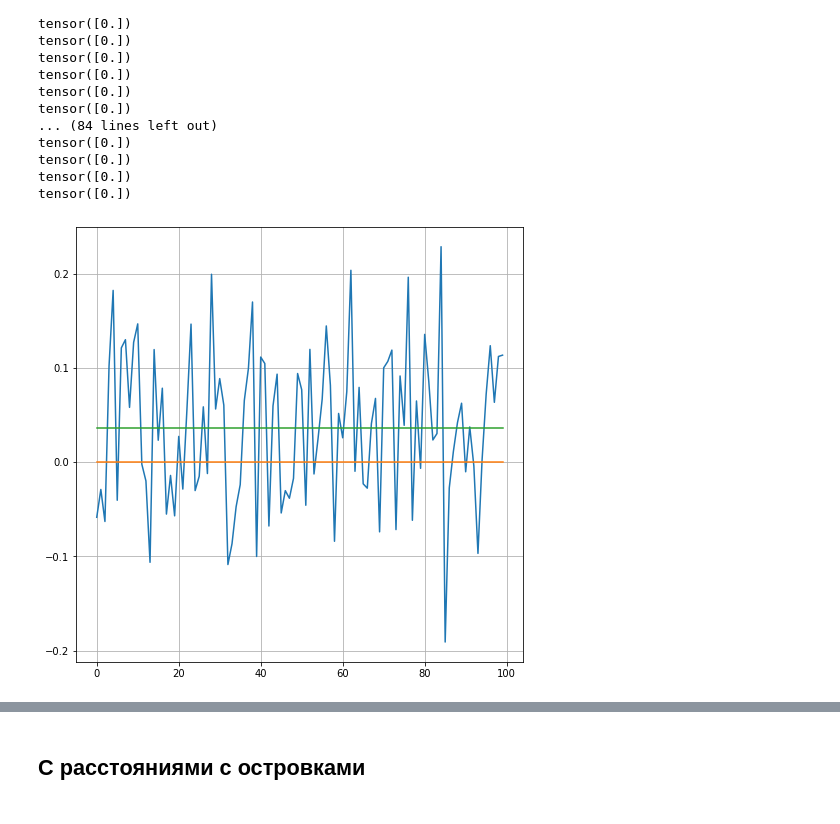
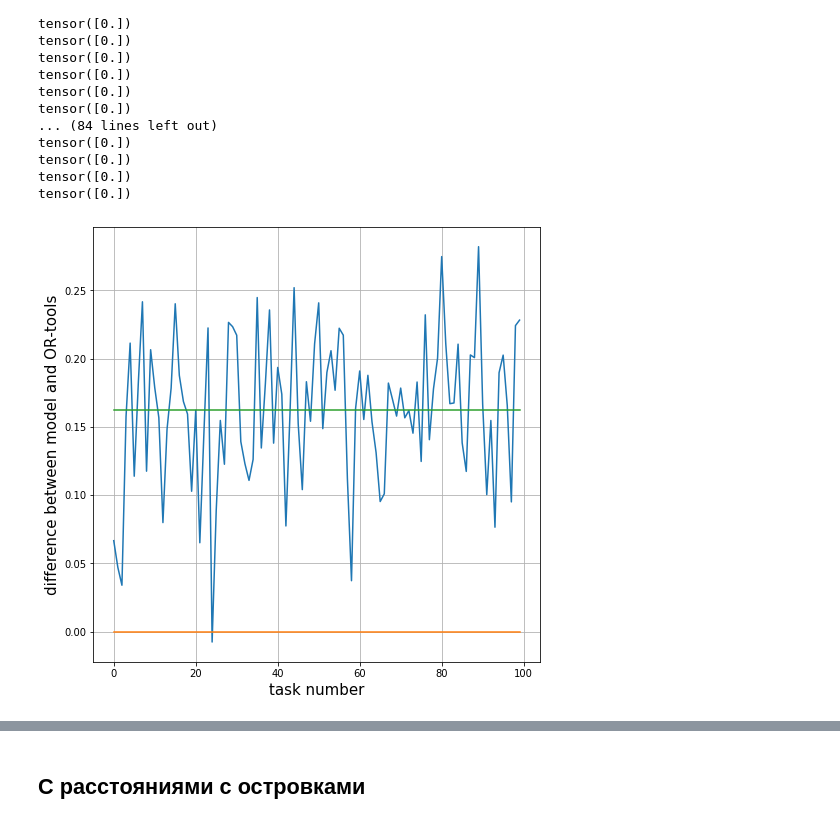
Before and after one commit to Arssel/CMC6, a Jupyter notebook: Experiments_JAMPR.ipynb, the cells around one changed output, grey strips where cells are left out. Cells and saved outputs as stored; diff of their text form; code cells hidden in the pictures.

```diff
--- a/Experiments_JAMPR.ipynb
+++ b/Experiments_JAMPR.ipynb
@@ -864,6 +1013,0 @@ for r in routes[num_data][1]:
-# %%
-fig = plt.figure(figsize=(10, 10))
-plt.scatter(dataset[num_data]['coords'][:, 0], dataset[num_data]['coords'][:, 1])
-plt.scatter(dataset[num_data]['coords'][0, 0], dataset[num_data]['coords'][0, 1], c='r')
-for r in routes[num_data][0].squeeze():
-    plt.plot(dataset[num_data]['coords'][r, 0], dataset[num_data]['coords'][r, 1])
@@ -879,16 +1013,0 @@ time_split = np.geomspace(0.3, 10, num=25, endpoint=True)
-# %%
-i = 0
-for time in tqdm(time_split, position=0, leave=False):
-    if i <= 8:
-        i += 1
-        continue
-    model_metrics = []
-    or_metrics = []
-    routes = []
-    for data in dataset:
-        m1, m2, r = compute_metric_on_data(model, data, device="cuda", n=100, time_limit=time, sample=False, eps=1e-5, K=12)
-        model_metrics.append(m1)
-        or_metrics.append(m2)
-        routes.append(r)
-    mean_gap.append((1 - torch.tensor(or_metrics)/torch.tensor(model_metrics)).mean())
-    std_gap.append((1 - torch.tensor(or_metrics)/torch.tensor(model_metrics)).std())
@@ -1146,3 +1054,13 @@ model = model.to('cuda')
 
 model.load_state_dict(weights)
 _ = model.eval()
+# %%
+model_metrics = []
+or_metrics = []
+routes = []
+for data in dataset:
+    m1, m2, r = compute_metric_on_data(model, data, device="cuda", n=100, time_limit=0.5, sample=False, eps=1e-5, K=12,
+                                      return_distances=False)
+    model_metrics.append(m1)
+    or_metrics.append(m2)
+    routes.append(r)
@@ -1151,7 +1098,8 @@ model_metrics = []
 or_metrics = []
 routes = []
 for data in dataset:
-    m1, m2, r = compute_metric_on_data(model, data, device="cuda", n=100, time_limit=1, sample=False, eps=1e-5, K=12)
+    m1, m2, r = compute_metric_on_data(model, data, device="cuda", n=100, time_limit=10, sample=False, eps=1e-5, K=12,
+                                      return_distances=False)
     model_metrics.append(m1)
     or_metrics.append(m2)
     routes.append(r)
@@ -1176,8 +1124,11 @@ tensor([0.])
 # %%
 fig = plt.figure(figsize=(8, 8))
 plt.plot(1 - torch.tensor(or_metrics)/torch.tensor(model_metrics))
 plt.plot(np.arange(100), [0]*100)
 plt.plot(np.arange(100), [(1 - torch.tensor(or_metrics)/torch.tensor(model_metrics)).mean()]*100)
+plt.xlabel('task number', fontsize=15)
+plt.ylabel('difference between model and OR-tools', fontsize=15)
 plt.grid()
+fig.savefig('data_100_10_real_data.png')
 # %% [output]
-[figure, old version]
+[figure, new version]
```
Also changed, not shown: parts of 183 cells of this notebook, 19 other files.
